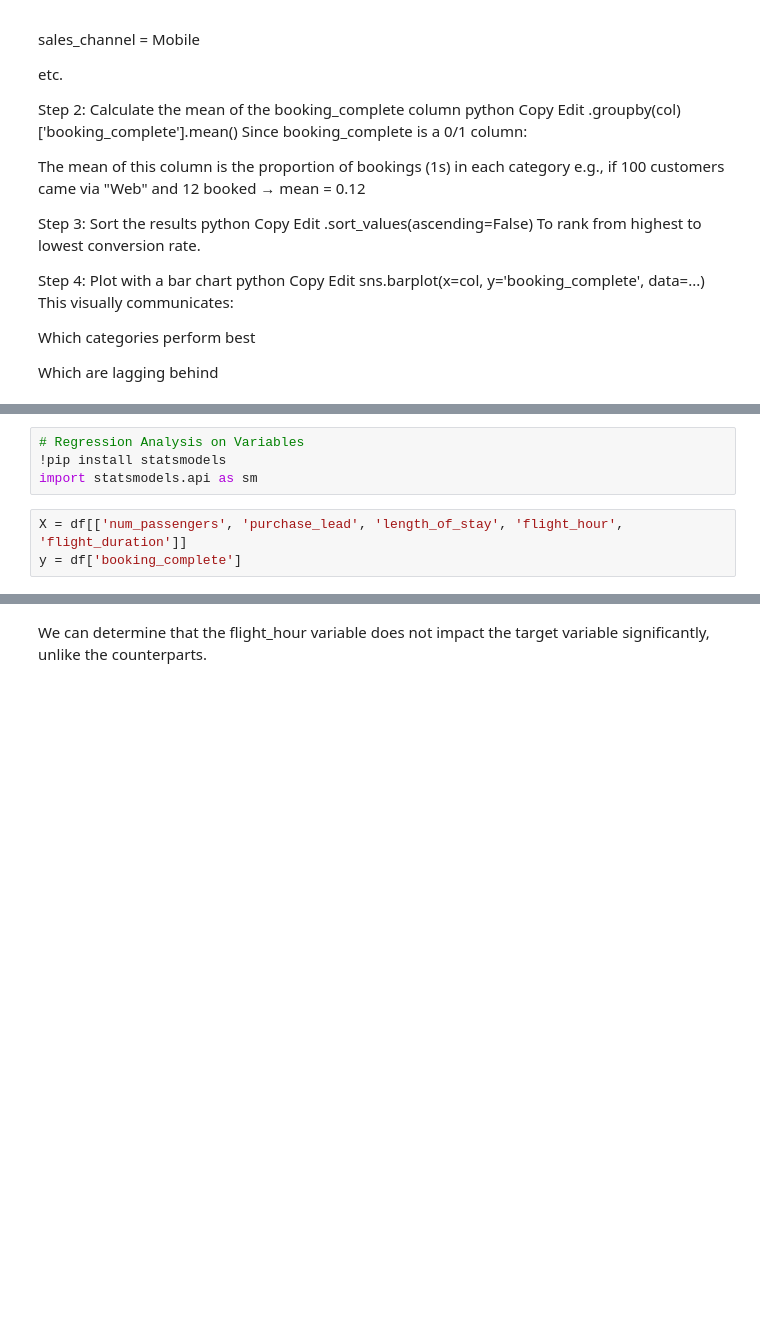
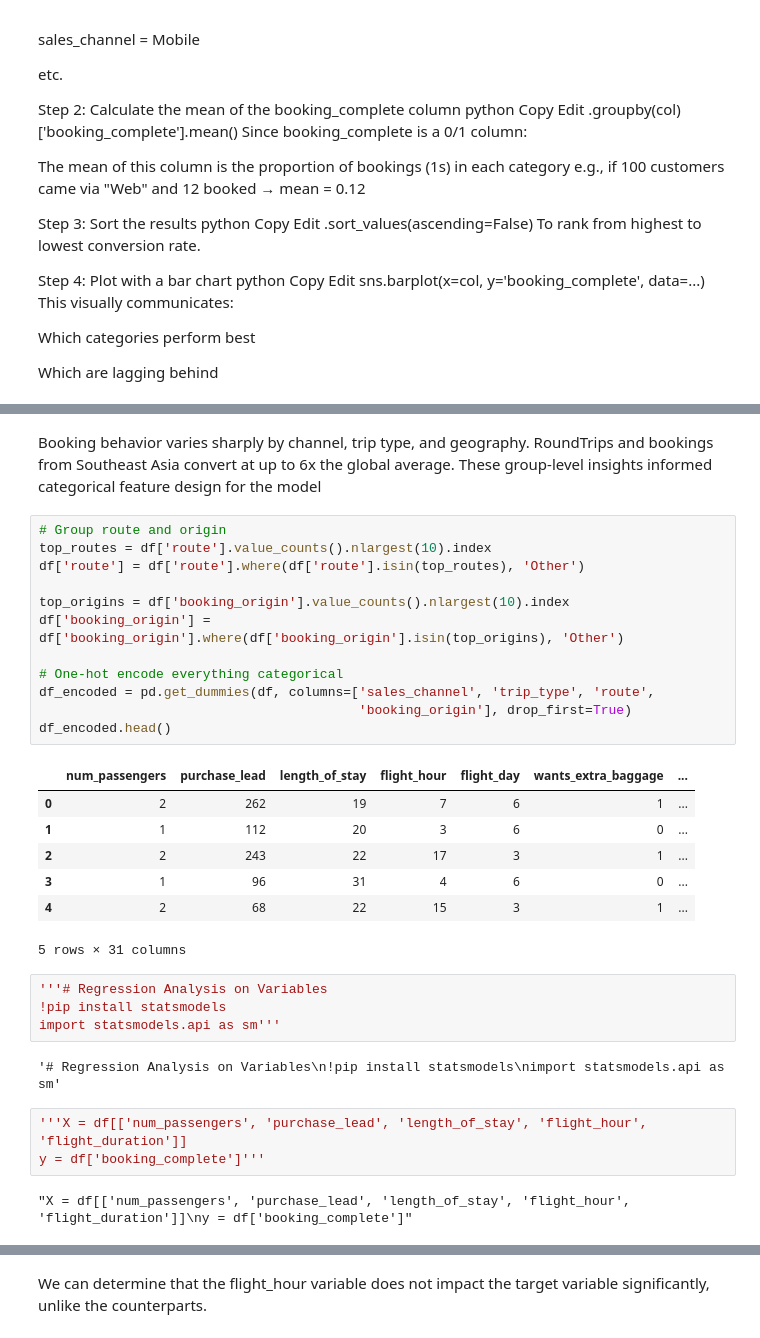
Before and after one commit to JzesatiD/british_airlines_dataproj, a Jupyter notebook: BA_ML.ipynb, the cells around one changed output, grey strips where cells are left out. Drawn from its saved outputs; the diff is of its cells as text; blank space fills up the shorter version.

```diff
--- a/BA_ML.ipynb
+++ b/BA_ML.ipynb
@@ -344,8 +393,36 @@ plt.show()
+# %% [markdown]
+Booking behavior varies sharply by channel, trip type, and geography.
+RoundTrips and bookings from Southeast Asia convert at up to 6x the global average.
+These group-level insights informed categorical feature design for the model
+# %%
+# Group route and origin
+top_routes = df['route'].value_counts().nlargest(10).index
+df['route'] = df['route'].where(df['route'].isin(top_routes), 'Other')
+
+top_origins = df['booking_origin'].value_counts().nlargest(10).index
+df['booking_origin'] = df['booking_origin'].where(df['booking_origin'].isin(top_origins), 'Other')
+
+# One-hot encode everything categorical
+df_encoded = pd.get_dummies(df, columns=['sales_channel', 'trip_type', 'route',
+                                         'booking_origin'], drop_first=True)
+df_encoded.head()
+# %% [output]
+|  | num_passengers | purchase_lead | length_of_stay | flight_hour | flight_day | wants_extra_baggage | ... |
+| 0 | 2 | 262 | 19 | 7 | 6 | 1 | ... |
+| 1 | 1 | 112 | 20 | 3 | 6 | 0 | ... |
+| 2 | 2 | 243 | 22 | 17 | 3 | 1 | ... |
+| 3 | 1 | 96 | 31 | 4 | 6 | 0 | ... |
+| 4 | 2 | 68 | 22 | 15 | 3 | 1 | ... |
+5 rows × 31 columns
 # %%
-# Regression Analysis on Variables
+'''# Regression Analysis on Variables
 !pip install statsmodels
-import statsmodels.api as sm
+import statsmodels.api as sm'''
+# %% [output]
+'# Regression Analysis on Variables\n!pip install statsmodels\nimport statsmodels.api as sm'
 # %%
-X = df[['num_passengers', 'purchase_lead', 'length_of_stay', 'flight_hour', 'flight_duration']]
-y = df['booking_complete']
+'''X = df[['num_passengers', 'purchase_lead', 'length_of_stay', 'flight_hour', 'flight_duration']]
+y = df['booking_complete']'''
+# %% [output]
+"X = df[['num_passengers', 'purchase_lead', 'length_of_stay', 'flight_hour', 'flight_duration']]\ny = df['booking_complete']"
 # %%
```
Also changed, not shown: parts of 10 cells of this notebook.
